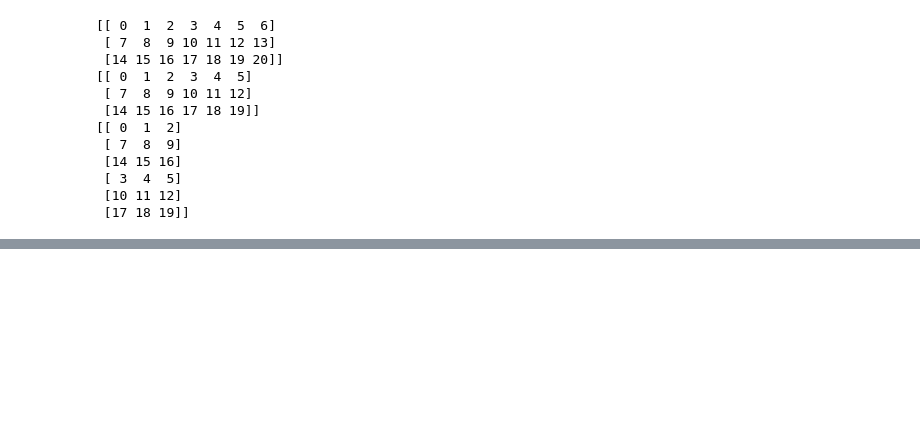
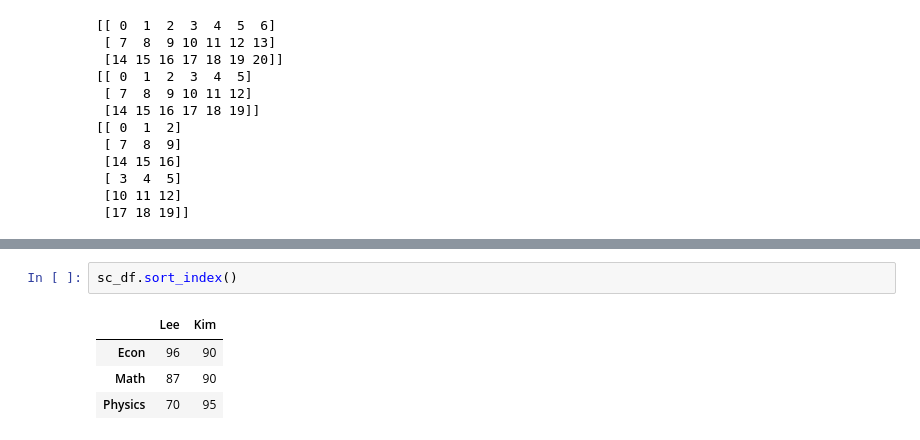
Before and after one commit to jeongeun-JH/ai_python, a Jupyter notebook: Python_Numpy.ipynb, the cells around one changed output, grey strips where cells are left out. Saved outputs shown, nothing was run; the diff lists cells and outputs as text; blank space fills up the shorter version.

```diff
--- a/Python_Numpy.ipynb
+++ b/Python_Numpy.ipynb
@@ -377,0 +615,7 @@ karrayv = np.vstack([karray1, karray2]); print(karrayv)
+# %%
+sc_df.sort_index()
+# %% [output]
+|  | Lee | Kim |
+| Econ | 96 | 90 |
+| Math | 87 | 90 |
+| Physics | 70 | 95 |
```
Also changed, not shown: parts of 39 cells of this notebook.
